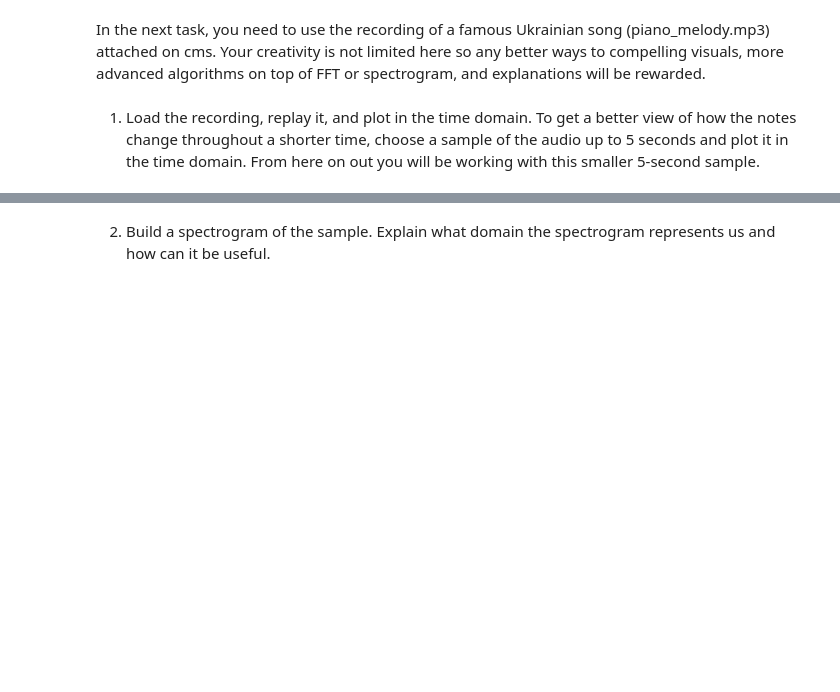
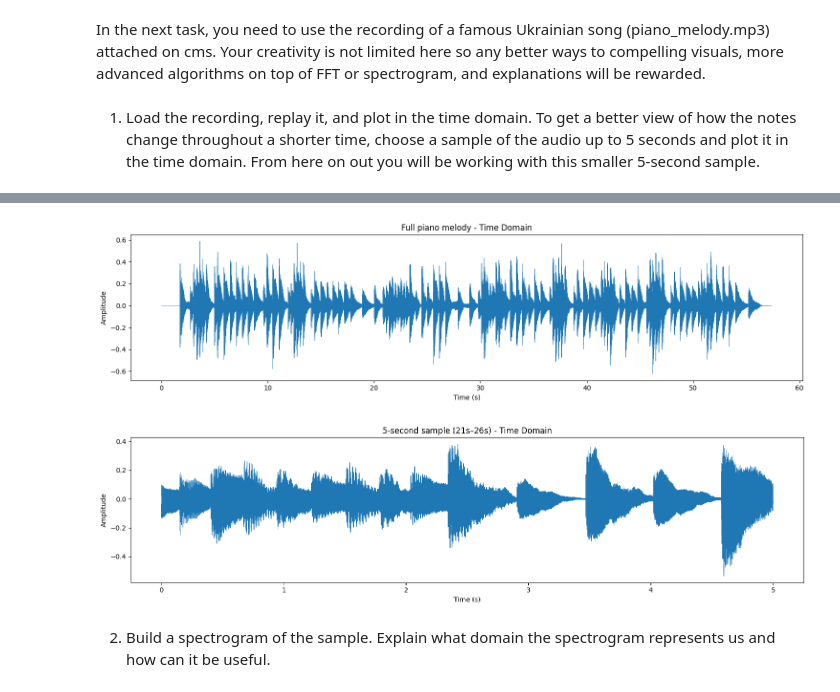
Before and after one commit to MariiaHamanuk/LaLab2, a Jupyter notebook: LA_Lab_2_Template_2025.ipynb, the cells around one changed output, grey strips where cells are left out. Cells and saved outputs as stored; diff of their text form; code cells hidden in the pictures; blank space fills up the shorter version.

```diff
--- a/LA_Lab_2_Template_2025.ipynb
+++ b/LA_Lab_2_Template_2025.ipynb
@@ -243,6 +247,22 @@ path = "piano_melody.mp3" # your path
 samples, sampling_rate = librosa.load(path)
 Audio(path)
 #Creating a 5-second sample of the audio
+time_full = np.linspace(0, len(samples) / sampling_rate, len(samples))
+plt.figure(figsize=(15, 4))
+plt.plot(time_full, samples, linewidth=0.5)
+plt.title('Full piano melody - Time Domain')
+plt.xlabel('Time (s)')
+plt.ylabel('Amplitude')
+plt.tight_layout()
+
 samples = samples[sampling_rate*21:sampling_rate*26]
 Audio(data=samples, rate=sampling_rate)
+
+time_full = np.linspace(0, len(samples) / sampling_rate, len(samples))
+plt.figure(figsize=(15, 4))
+plt.plot(time_full, samples, linewidth=0.5)
+plt.title('5-second sample (21s–26s) - Time Domain')
+plt.xlabel('Time (s)')
+plt.ylabel('Amplitude')
+plt.tight_layout()
 # %% [output]
@@ -250,3 +269,5 @@ Audio(data=samples, rate=sampling_rate)
+[figure, added]
+[figure, added]
 # %% [markdown]
 2.   Build a spectrogram of the sample. Explain what domain the spectrogram represents us and how can it be useful.
 # %%
```
Also changed, not shown: parts of 10 cells of this notebook.
